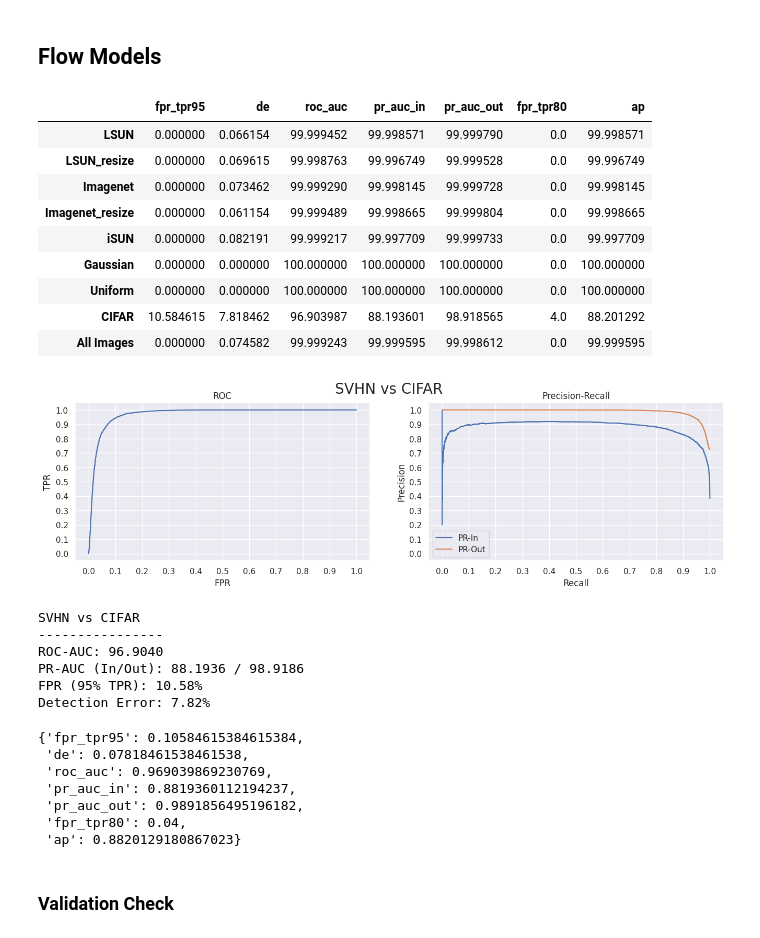
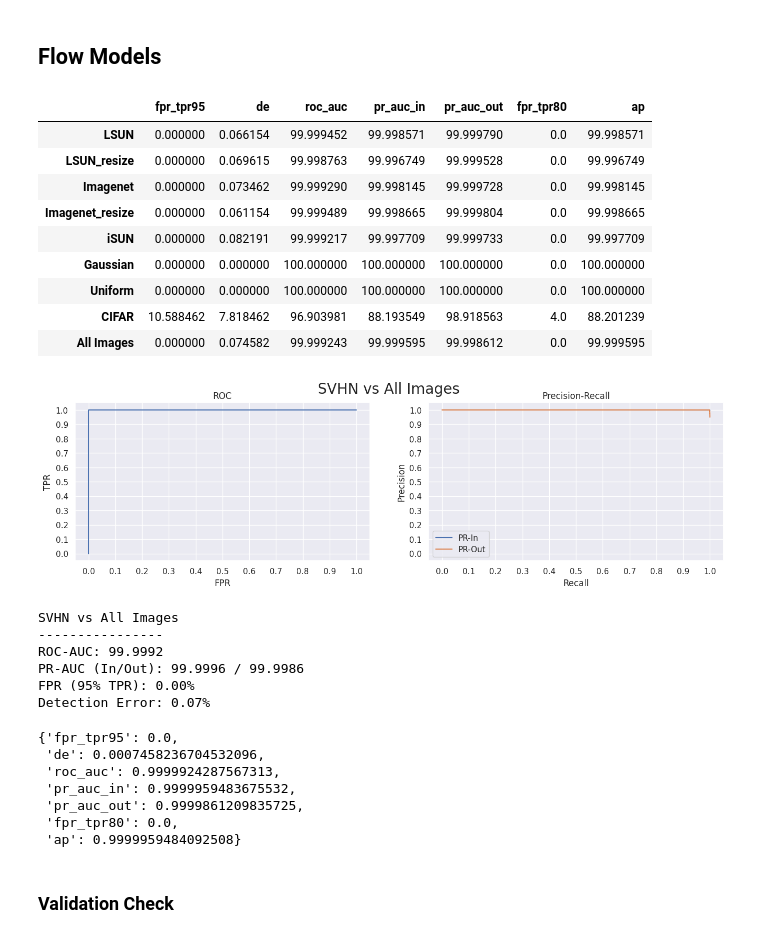
Before and after one commit to ahsanMah/msma, a Jupyter notebook: score_analyses/svhn/svhn_vs_ood.ipynb, the cells around one changed output. Drawn from its saved outputs; the diff is of its cells as text; code cells hidden in the pictures.

```diff
--- a/score_analyses/svhn/svhn_vs_ood.ipynb
+++ b/score_analyses/svhn/svhn_vs_ood.ipynb
@@ -42,18 +42,18 @@ Num GPUs Available:  0
 # %% [markdown]
 ## Loading OOD datasets
 # %%
-with open("train_scores_ckpt-last.p", "rb") as f:
+with open("train_scores.p", "rb") as f:
     train_scores = pickle.load(f)
 print(train_scores.shape)
 
-with open("scores_ckpt-last.p", "rb") as f:
+with open("scores.p", "rb") as f:
     inlier_scores = pickle.load(f).numpy()
 inlier_scores.shape
 # %% [output]
 (73000, 10)
 (26000, 10)
 # %%
-with open("ood_scores_ckpt-last.p", "rb") as f:
+with open("ood_scores.p", "rb") as f:
     ood_dict = pickle.load(f)
 ood_dict.keys()
 # %% [output]
@@ -162,5 +162,5 @@ Wall time: 32min 12s
 # %%
-TEST_IDX=7
+TEST_IDX=8
 # %% [markdown]
 ## GMM
 # %%
@@ -225,25 +226,26 @@ results["Flow"]["metrics"]
 | iSUN | 0.000000 | 0.082191 | 99.999217 | 99.997709 | 99.999733 | 0.0 | 99.997709 |
 | Gaussian | 0.000000 | 0.000000 | 100.000000 | 100.000000 | 100.000000 | 0.0 | 100.000000 |
 | Uniform | 0.000000 | 0.000000 | 100.000000 | 100.000000 | 100.000000 | 0.0 | 100.000000 |
-| CIFAR | 10.584615 | 7.818462 | 96.903987 | 88.193601 | 98.918565 | 4.0 | 88.201292 |
+| CIFAR | 10.588462 | 7.818462 | 96.903981 | 88.193549 | 98.918563 | 4.0 | 88.201239 |
 | All Images | 0.000000 | 0.074582 | 99.999243 | 99.999595 | 99.998612 | 0.0 | 99.999595 |
 # %%
-ood_metrics(-results["Flow"]["test_scores"], -results["Flow"]["ood_scores"][TEST_IDX], names=(LABELS[1], LABELS[TEST_IDX+2]), plot=True, verbose=True)
+ood_metrics(-results["Flow"]["test_scores"], -results["Flow"]["ood_scores"][TEST_IDX],
+            names=(LABELS[1], LABELS[TEST_IDX+2]), plot=True, verbose=True)
 # %% [output]
-[figure, old version]
+[figure, new version]
-SVHN vs CIFAR
+SVHN vs All Images
 ----------------
-ROC-AUC: 96.9040
-PR-AUC (In/Out): 88.1936 / 98.9186
-FPR (95% TPR): 10.58%
-Detection Error: 7.82%
+ROC-AUC: 99.9992
+PR-AUC (In/Out): 99.9996 / 99.9986
+FPR (95% TPR): 0.00%
+Detection Error: 0.07%
-{'fpr_tpr95': 0.10584615384615384,
- 'de': 0.07818461538461538,
- 'roc_auc': 0.969039869230769,
- 'pr_auc_in': 0.8819360112194237,
- 'pr_auc_out': 0.9891856495196182,
- 'fpr_tpr80': 0.04,
- 'ap': 0.8820129180867023}
+{'fpr_tpr95': 0.0,
+ 'de': 0.0007458236704532096,
+ 'roc_auc': 0.9999924287567313,
+ 'pr_auc_in': 0.9999959483675532,
+ 'pr_auc_out': 0.9999861209835725,
+ 'fpr_tpr80': 0.0,
+ 'ap': 0.9999959484092508}
 # %% [markdown]
 ### Validation Check
 # %%
```
Also changed, not shown: parts of 10 cells of this notebook, 11 other files.
